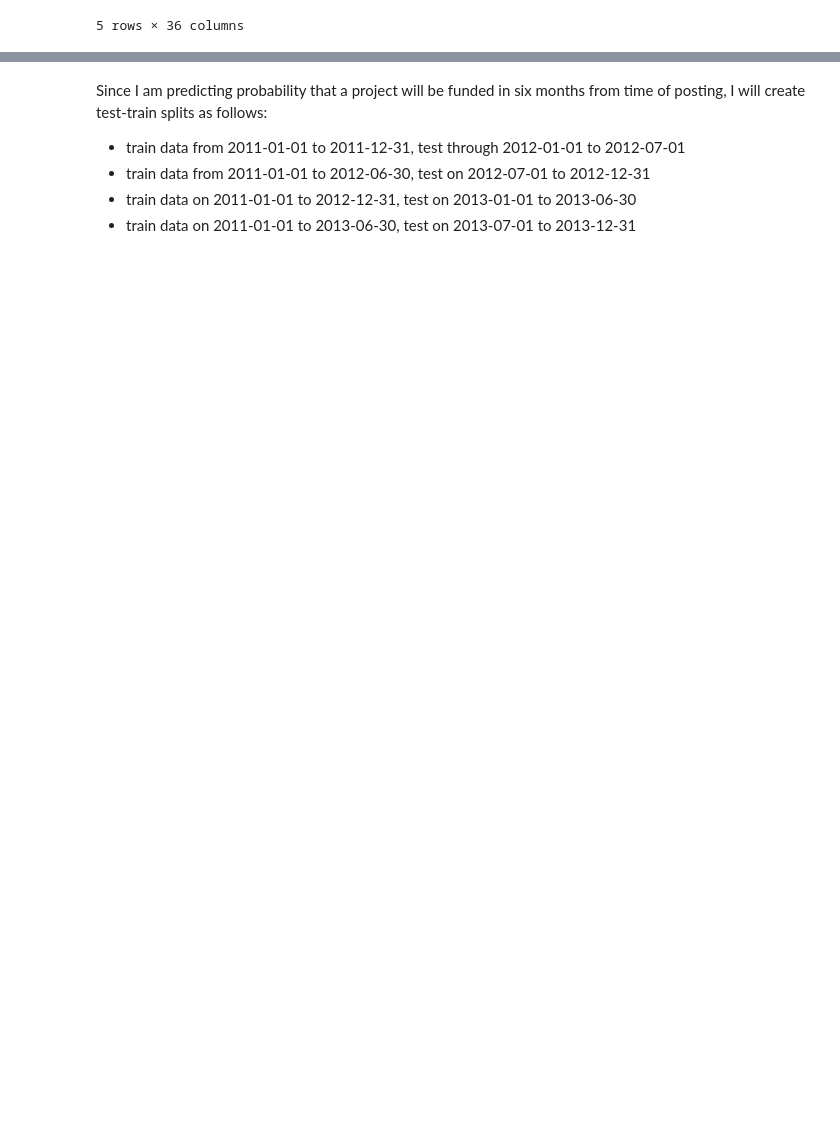
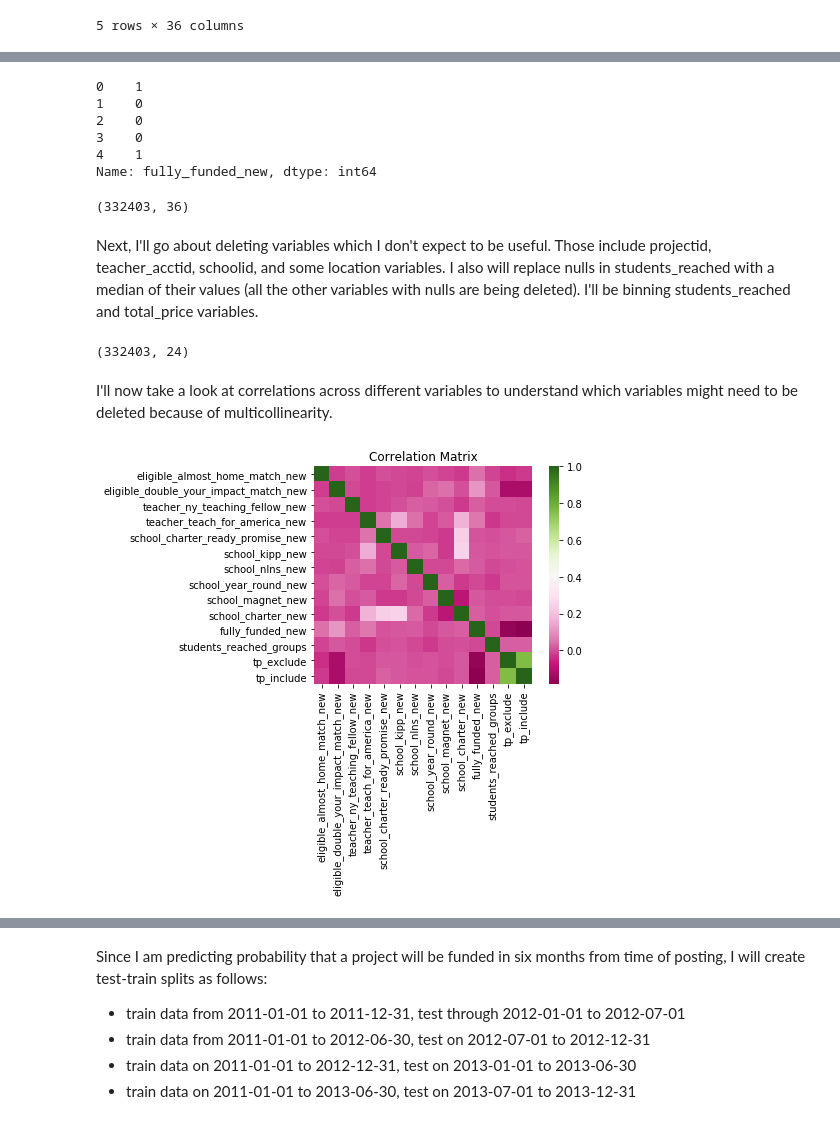
Before and after one commit to marioamz/Machine-Learning-Exploring, a Jupyter notebook: HW4/Data Exploration Pipeline Testing.ipynb, the cells around one changed output, grey strips where cells are left out. Cells and saved outputs as stored; diff of their text form; code cells hidden in the pictures; blank space fills up the shorter version.

```diff
--- a/HW4/Data Exploration Pipeline Testing.ipynb
+++ b/HW4/Data Exploration Pipeline Testing.ipynb
@@ -217,0 +157,32 @@ After merging the two datasets on project id, I will now split into test and tra
+# %%
+one_zero = ['eligible_almost_home_match', 'eligible_double_your_impact_match', 'teacher_ny_teaching_fellow', 'teacher_teach_for_america', 'school_charter_ready_promise', 'school_kipp', 'school_nlns', 'school_year_round', 'school_magnet', 'school_charter', 'fully_funded']
+de.true_to_false(merged, one_zero)
+merged['fully_funded_new'].head()
+# %% [output]
+0    1
+1    0
+2    0
+3    0
+4    1
+Name: fully_funded_new, dtype: int64
+# %%
+merged.shape
+# %% [output]
+(332403, 36)
+# %% [markdown]
+Next, I'll go about deleting variables which I don't expect to be useful. Those include projectid, teacher_acctid, schoolid, and some location variables. I also will replace nulls in students_reached with a median of their values (all the other variables with nulls are being deleted). I'll be binning students_reached and total_price variables.
+# %%
+nulls_d = {'students_reached': 'median'}
+delv = ['fulfillment_labor_materials','school_zip', 'teacher_acctid', 'schoolid', 'teacher_prefix','school_ncesid', 'school_latitude', 'school_longitude', 'school_city', 'school_state', 'school_district', 'school_county']
+disc = ['students_reached', 'total_price_excluding_optional_support', 'total_price_including_optional_support']
+
+clean_df = de.clean_data(merged, nulls_d, disc, [], delv)
+clean_df.shape
+# %% [output]
+(332403, 24)
+# %% [markdown]
+I'll now take a look at correlations across different variables to understand which variables might need to be deleted because of multicollinearity.
+# %%
+de.explore_potential_correlations(clean_df)
+# %% [output]
+[figure, added]
```
Also changed, not shown: parts of 66 cells of this notebook, 2 other files.
